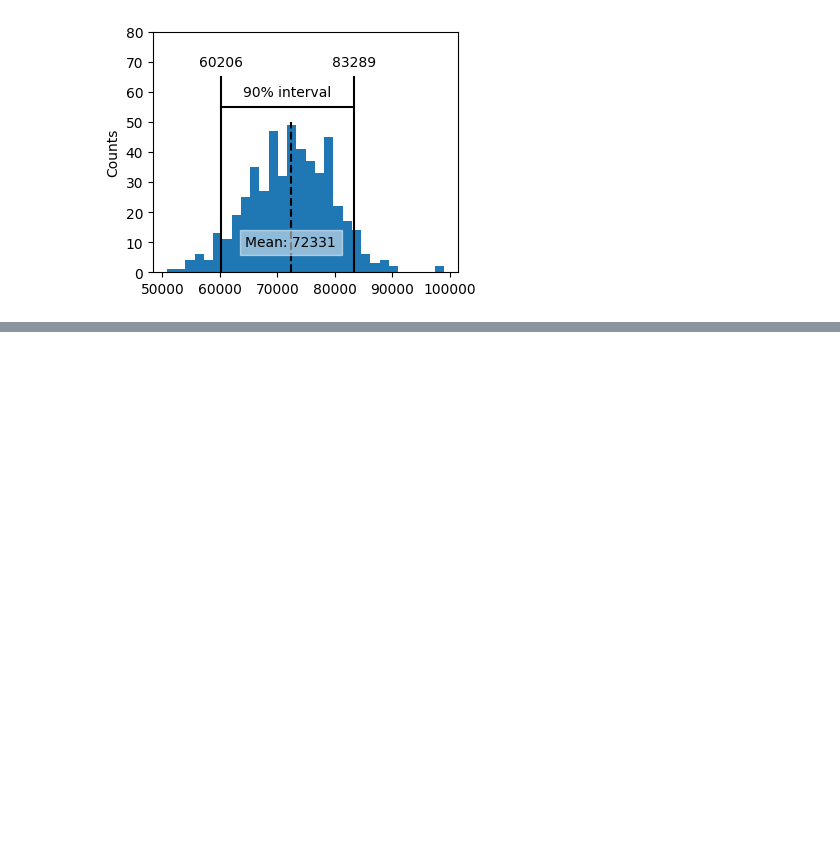
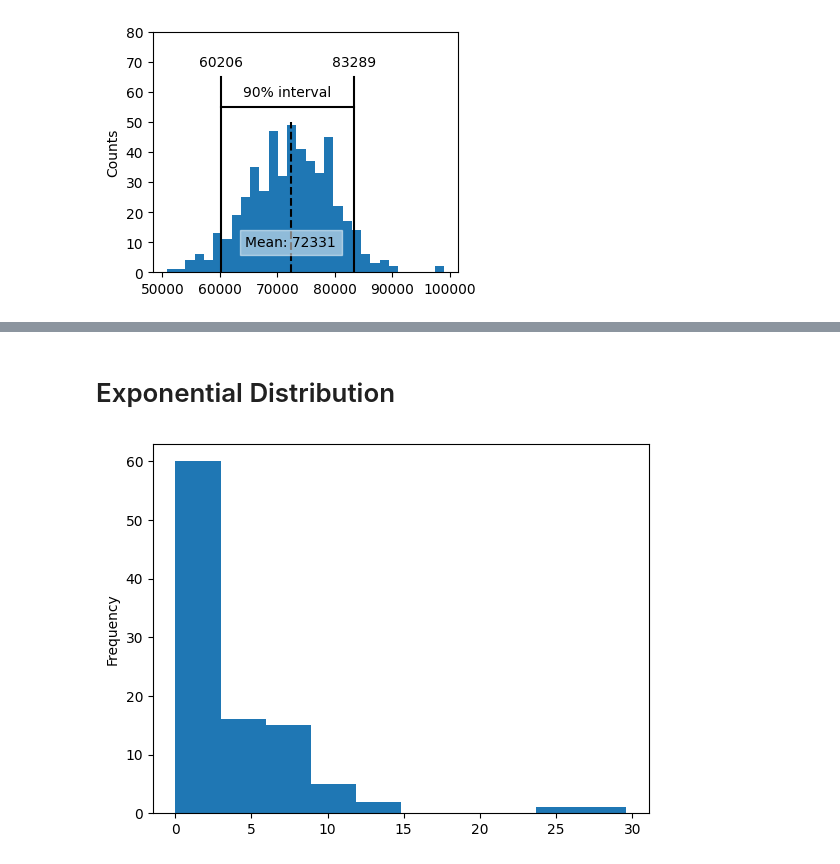
Before and after one commit to beercafeguy/stats-for-ml, a Jupyter notebook: notebooks/2_Data_And_Sampling_Distributions.ipynb, the cells around one changed output, grey strips where cells are left out. Saved outputs shown, nothing was run; the diff lists cells and outputs as text; code cells hidden in the pictures; blank space fills up the shorter version.

```diff
--- a/notebooks/2_Data_And_Sampling_Distributions.ipynb
+++ b/notebooks/2_Data_And_Sampling_Distributions.ipynb
@@ -222,0 +314,9 @@ plt.show()
+# %% [markdown]
+# Exponential Distribution
+# %%
+sample = stats.expon.rvs(scale=5, size=100)
+
+pd.Series(sample).plot.hist()
+plt.show()
+# %% [output]
+[figure, added]
```
Also changed, not shown: parts of 13 cells of this notebook.
